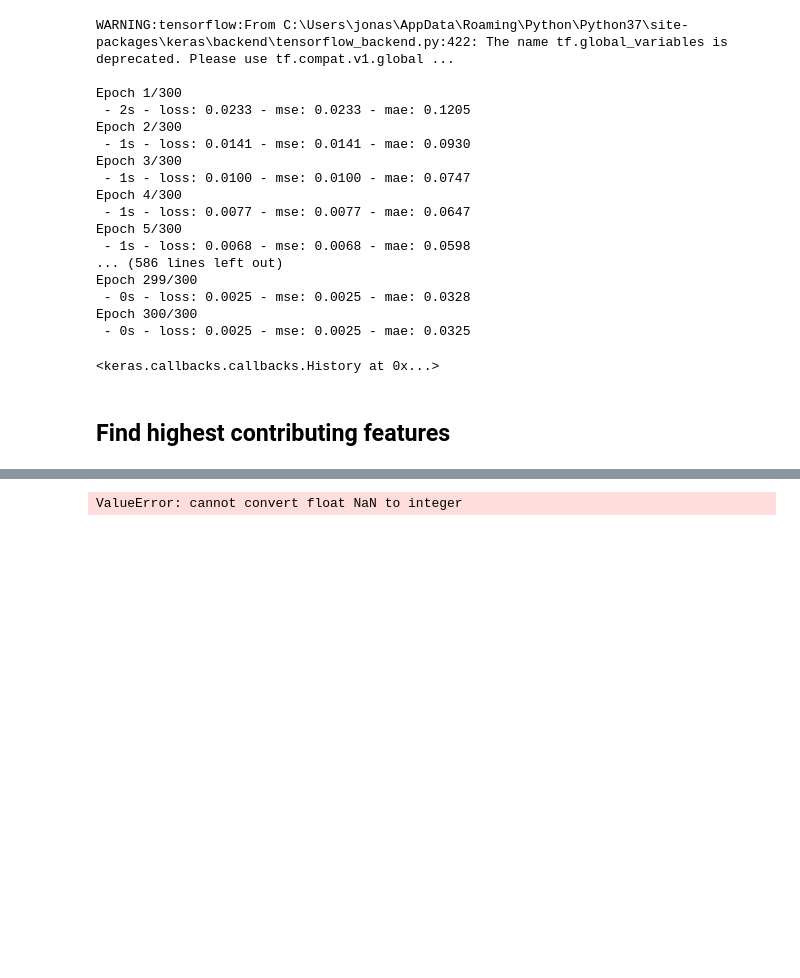
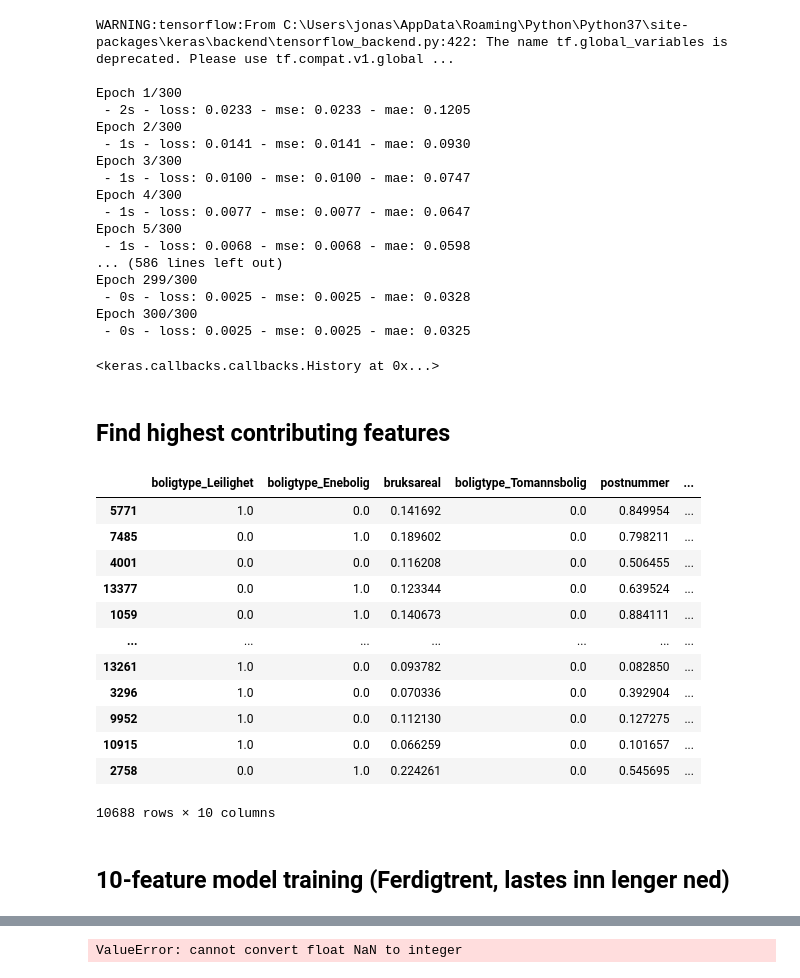
Before and after one commit to trygve55/Housing-Price-Estimator, a Jupyter notebook: notebooks/main_keras.ipynb, the cells around one changed output, grey strips where cells are left out. Cells and saved outputs as stored; diff of their text form; code cells hidden in the pictures; blank space fills up the shorter version.

Commit message:
10-feature model training, still missing eval/histograms

```diff
--- a/notebooks/main_keras.ipynb
+++ b/notebooks/main_keras.ipynb
@@ -245,3 +245,24 @@ weight_df = eli5.explain_weights_df(perm, feature_names = train_x.columns.tolist
 weight_df.nlargest(10,['weight'])['feature']
 # %%
 weight_df.nlargest(10,['weight'])['feature'].iloc[5]
+# %%
+features = ['boligtype_Leilighet','boligtype_Enebolig','bruksareal','boligtype_Tomannsbolig','postnummer','boligtype_Rekkehus',
+        'neighborhood_environment_demographics_housingage_10-30','neighborhood_environment_demographics_housingprices_0-2000000','neighborhood_environment_demographics_housingage_30-50',
+        'eieform_Andel']
+pd.DataFrame(train_x[features])
+# %% [output]
+|  | boligtype_Leilighet | boligtype_Enebolig | bruksareal | boligtype_Tomannsbolig | postnummer | ... |
+| 5771 | 1.0 | 0.0 | 0.141692 | 0.0 | 0.849954 | ... |
+| 7485 | 0.0 | 1.0 | 0.189602 | 0.0 | 0.798211 | ... |
+| 4001 | 0.0 | 0.0 | 0.116208 | 0.0 | 0.506455 | ... |
+| 13377 | 0.0 | 1.0 | 0.123344 | 0.0 | 0.639524 | ... |
+| 1059 | 0.0 | 1.0 | 0.140673 | 0.0 | 0.884111 | ... |
+| ... | ... | ... | ... | ... | ... | ... |
+| 13261 | 1.0 | 0.0 | 0.093782 | 0.0 | 0.082850 | ... |
+| 3296 | 1.0 | 0.0 | 0.070336 | 0.0 | 0.392904 | ... |
+| 9952 | 1.0 | 0.0 | 0.112130 | 0.0 | 0.127275 | ... |
+| 10915 | 1.0 | 0.0 | 0.066259 | 0.0 | 0.101657 | ... |
+| 2758 | 0.0 | 1.0 | 0.224261 | 0.0 | 0.545695 | ... |
+10688 rows × 10 columns
+# %% [markdown]
+## 10-feature model training (Ferdigtrent, lastes inn lenger ned)
```
Also changed, not shown: parts of 16 cells of this notebook, 1 other file.
